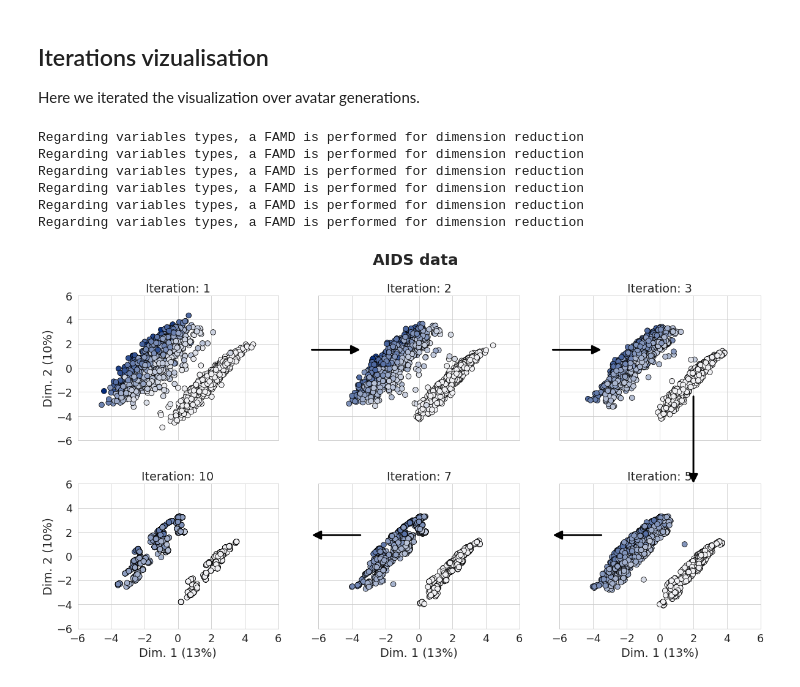
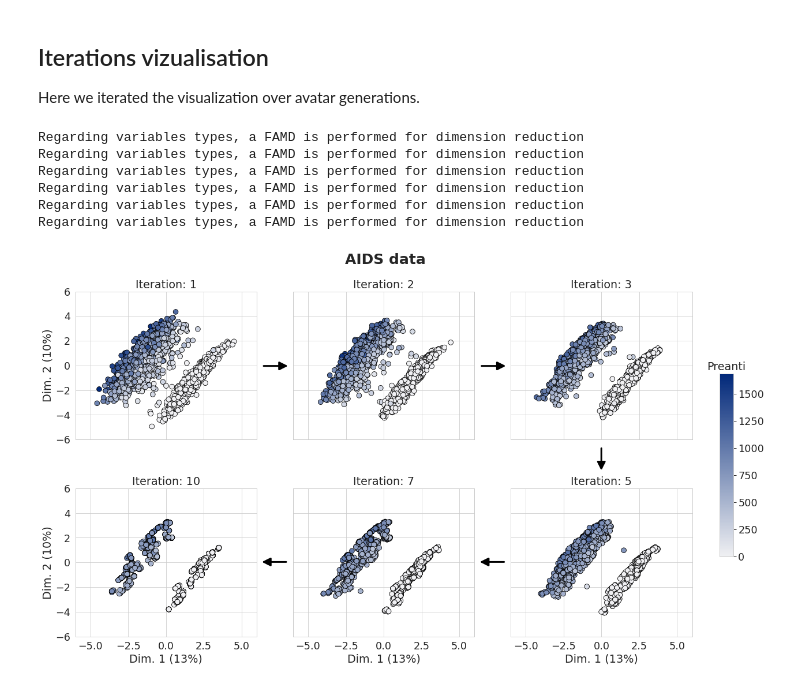
Before and after one commit to octopize/avatar-paper, a Jupyter notebook: notebooks/final_figure/messageD_AIDS.ipynb, the cells around one changed output. Drawn from its saved outputs; the diff is of its cells as text; code cells hidden in the pictures.

Commit message:
perform panel subplot for aids and wbcd

```diff
--- a/notebooks/final_figure/messageD_AIDS.ipynb
+++ b/notebooks/final_figure/messageD_AIDS.ipynb
@@ -56,18 +57,25 @@ df_10 = df_all[df_all["iter"] == 10]
 # Impute missing data in order to project the avatars in the multidimensionnal space.
 df_0_imp = pd.DataFrame(KNNImputer(n_neighbors = 5).fit_transform(df_0),
                         columns = df_0.columns.values)
+df_0_imp[categorical_val] = df_0_imp[categorical_val].astype("category")
 df_1_imp = pd.DataFrame(KNNImputer(n_neighbors = 5).fit_transform(df_1),
                         columns = df_0.columns.values)
+df_1_imp[categorical_val] = df_1_imp[categorical_val].astype("category")
 df_2_imp = pd.DataFrame(KNNImputer(n_neighbors = 5).fit_transform(df_2),
                         columns = df_0.columns.values)
+df_2_imp[categorical_val] = df_2_imp[categorical_val].astype("category")
 df_3_imp = pd.DataFrame(KNNImputer(n_neighbors = 5).fit_transform(df_3),
                         columns = df_0.columns.values)
+df_3_imp[categorical_val] = df_3_imp[categorical_val].astype("category")
 df_5_imp = pd.DataFrame(KNNImputer(n_neighbors = 5).fit_transform(df_5),
                         columns = df_0.columns.values)
+df_5_imp[categorical_val] = df_5_imp[categorical_val].astype("category")
 df_7_imp = pd.DataFrame(KNNImputer(n_neighbors = 5).fit_transform(df_7),
                         columns = df_0.columns.values)
+df_7_imp[categorical_val] = df_7_imp[categorical_val].astype("category")
 df_10_imp = pd.DataFrame(KNNImputer(n_neighbors = 5).fit_transform(df_10),
                          columns = df_0.columns.values)
+df_10_imp[categorical_val] = df_10_imp[categorical_val].astype("category")
 # %% [markdown]
 ## Multdimensionnal projection function: requiered dimension projection local function.
 
@@ -88,9 +96,11 @@ def projection_plot(records_set, avatars_set, variable_visualization, iter, pale
     output:
     - ax1 : the projection of the avatar dataset.
     """
+    records_set.drop(columns = ['iter'], inplace = True)
+    avatars_set.drop(columns = ['iter'], inplace = True)
 
-    # add a new fake indivudal in order to fox the plot scale during iteration
-    new_ind = [48, 8009.8128, 0, 0, 0, 100, 0, 0, 1, 1500, 0, 0, 0, 0, 0, 0, 0, 0, 0, 0, 0, 0, 0, 0, 0, 0, 0]
+    # add a new fake indivudal in order to fix the plot scale during iteration
+    new_ind = [48, 8009.8128, 0, 0, 0, 100, 0, 0, 1, 1500, 0, 0, 0, 0, 0, 0, 0, 0, 0, 0, 0, 0, 0, 0, 0, 0]
     new_ind = pd.Series(new_ind, index = avatars_set.columns)
     avatars_set = avatars_set.append(new_ind, ignore_index = True)
 
@@ -115,8 +125,6 @@ def projection_plot(records_set, avatars_set, variable_visualization, iter, pale
         plt.rcParams["font.family"] = "sans-serif"
         plt.rcParams["font.sans-serif"] = ["Helvetica"]
 
-
-    # add scatterplot
     ax1.scatter(avat_coordinates["Dim. 1"], avat_coordinates["Dim. 2"],
                          edgecolors = "black", c = avat_coordinates["modality"], s = 75, cmap = palette)
 
@@ -129,6 +137,7 @@ def projection_plot(records_set, avatars_set, variable_visualization, iter, pale
     ax1.set(ylim = (-6, 6))
 
 
+
     ax1.set_title("Iteration: {}".format(iter))
     return ax1
 # %% [markdown]
@@ -137,7 +146,6 @@ def projection_plot(records_set, avatars_set, variable_visualization, iter, pale
 Here we iterated the visualization over avatar generations.
 # %%
 
-fig, axs = plt.subplots(2, 3, figsize = (20, 10))
 paper_rc = {"lines.markersize": 11}
 sns.set_style("whitegrid")
 sns.set_context("paper", font_scale = 2, rc = paper_rc)
@@ -147,6 +155,9 @@ with plt.style.context("seaborn-whitegrid"):
         plt.rcParams["font.family"] = "sans-serif"
         plt.rcParams["font.sans-serif"] = ["Helvetica"]
 
+fig, axs = plt.subplots(2, 3, figsize = (22, 11))
+
+
 list = [(df_1_imp, 1, axs[0, 0]),
         (df_2_imp, 2, axs[0, 1]),
         (df_3_imp, 3, axs[0, 2]),
@@ -155,14 +166,14 @@ list = [(df_1_imp, 1, axs[0, 0]),
         (df_10_imp, 10, axs[1, 0])]
 
 for df_temp in list:
-    projection_plot(df_0_imp, df_temp[0], "preanti", df_temp[1], ax = df_temp[2])
+    projection_plot(df_0_imp.copy(), df_temp[0].copy(), "preanti", df_temp[1], ax = df_temp[2])
 
 
 # Add arrow from one subplot to the other
 
 axs_list = [ axs[0, 0],  axs[0, 1],  axs[0, 2],  axs[1, 2],  axs[1, 1],  axs[1, 0]]
-xy_list = [([8, 1.7], [-3.5, 1.7]), ([8, 1.7], [-3.5, 1.7]), ([2, -2], [2, 5.5]),
-           ([-3.5, 1.4], [8, 1.4]), ([-3.5, 1.4], [8, 1.4])]
+xy_list = [([4.85, 0.3], [-8.15, 0.3]), ([3, 0.3], [-10, 0.3]), ([-4.5, -6], [-4.5, 6.7]),
+           ([-10.1, -0.3], [2.9, -0.3]), ([-8.25, -0.3], [4.75, -0.3])]
 
 
 for i in range(len(axs_list)-1):
@@ -175,34 +186,46 @@ for i in range(len(axs_list)-1):
     transFigure = fig.transFigure.inverted()
     coord1 = transFigure.transform(axs_list[i].transData.transform(xyA))
     coord2 = transFigure.transform(axs_list[i+1].transData.transform(xyB))
     arrow = patches.FancyArrowPatch(
         coord1,  # posA
         coord2,  # posB
         shrinkA=0,  # so tail is exactly on posA (default shrink is 2)
         shrinkB=0,  # so head is exactly on posB (default shrink is 2)
         transform=fig.transFigure,
         color="black",
         arrowstyle="-|>",  # "normal" arrow
         mutation_scale=30,  # controls arrow head size
         linewidth=3,
     )
     fig.patches.append(arrow)
 
-plt.subplots_adjust(hspace=0.3, wspace=0.2)
+# add spac between each subplot
+plt.subplots_adjust(hspace=0.33, wspace=0.2, right=0.8)
 
+# put label outer the axis
 for ax in fig.get_axes():
     ax.label_outer()
 
 
-plt.gcf().text(0.46, 0.95, "AIDS data", fontsize=25, weight = 'bold', family = "sans-serif")
+# Add preanti color bar legend
+norm = plt.Normalize(df_1_imp['preanti'].min(), df_1_imp['preanti'].max())
+sm =  ScalarMappable(norm=norm, cmap=palette)
+sm.set_array([])
+cb_ax = fig.add_axes([0.83, 0.3, 0.015, 0.4]) # [Left, bottom, width, height]
+cbar = fig.colorbar(sm, ax=axs[:,2], cax=cb_ax)
+cbar.ax.set_title("Preanti")
 
-# plt.savefig("../../figure/wbcd_MESSAGED/wbcd_iterations.svg", format = "svg")
+
+# General title
+plt.gcf().text(0.42, 0.94, "AIDS data", fontsize=25, weight = 'bold', family = "sans-serif")
+
+plt.savefig("../../figure/aids_MESSAGED/aids_iterations.svg", format = "svg", bbox_inches='tight')
 plt.show()
 # %% [output]
 Regarding variables types, a FAMD is performed for dimension reduction
 Regarding variables types, a FAMD is performed for dimension reduction
 Regarding variables types, a FAMD is performed for dimension reduction
 Regarding variables types, a FAMD is performed for dimension reduction
 Regarding variables types, a FAMD is performed for dimension reduction
 Regarding variables types, a FAMD is performed for dimension reduction
-[figure, old version]
+[figure, new version]
```
Also changed, not shown: parts of 1 cell of this notebook, 3 other files.
